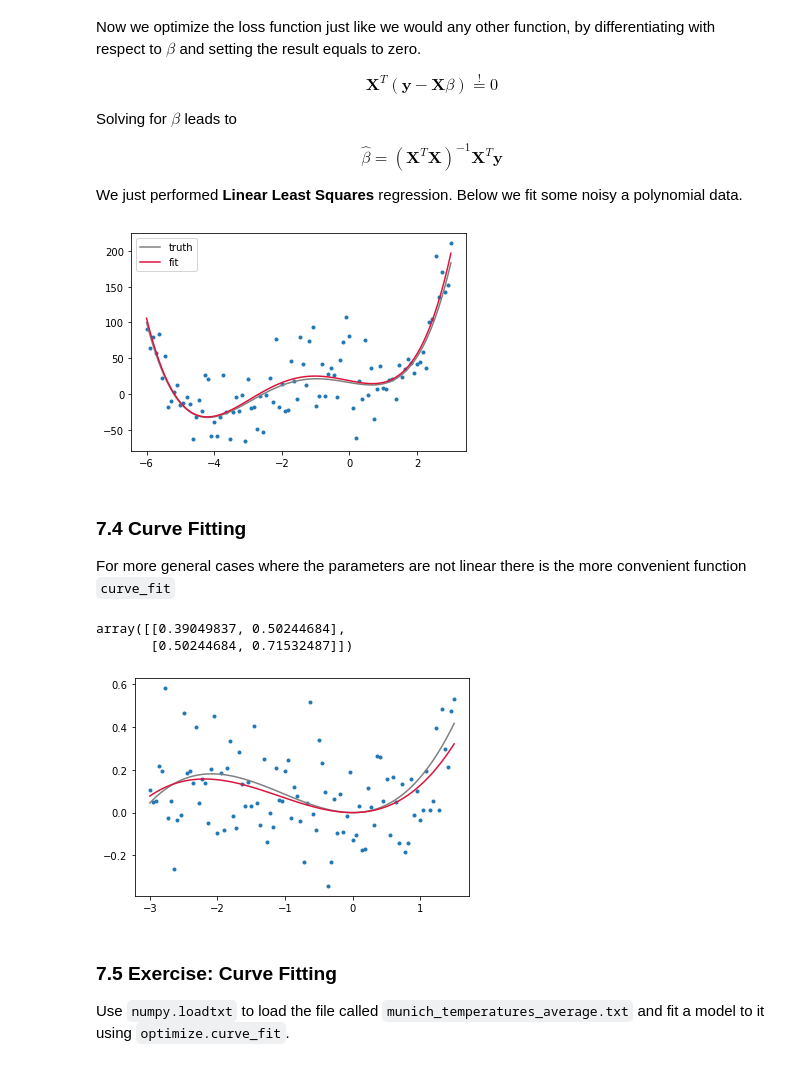
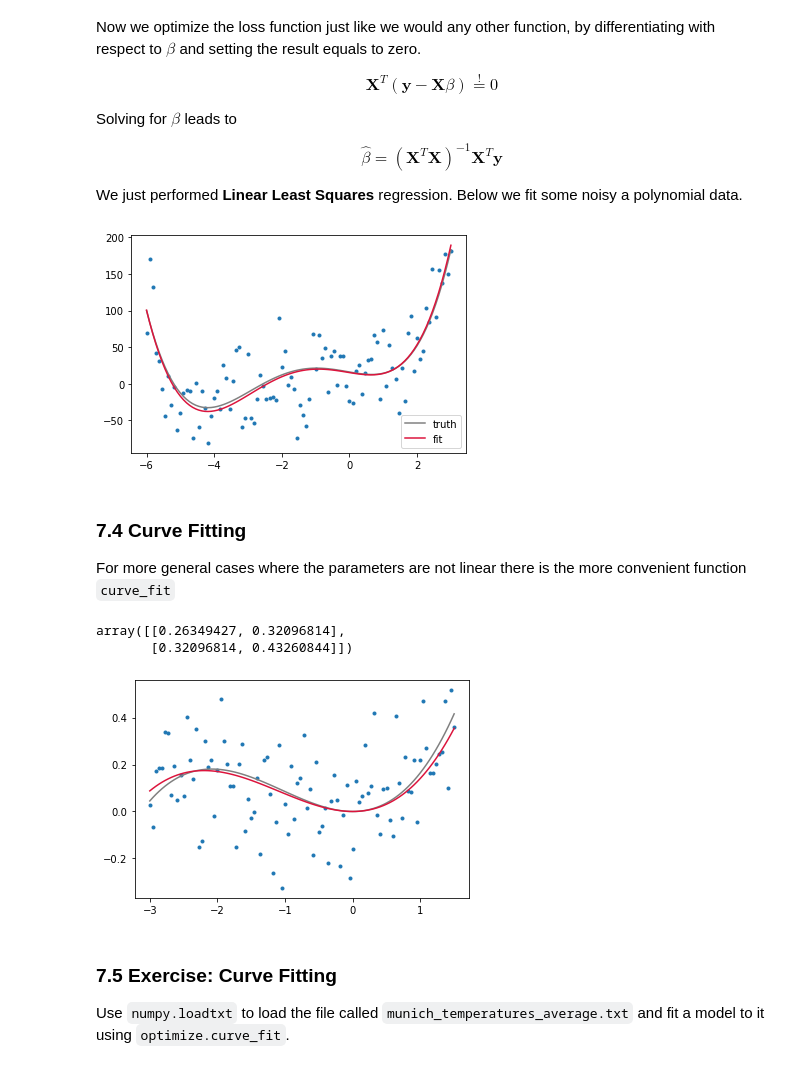
Before and after one commit to escape2020/school2021, a Jupyter notebook: scipy/scipy_hands_on.ipynb, the cells around one changed output. Drawn from its saved outputs; the diff is of its cells as text; code cells hidden in the pictures.

```diff
--- a/scipy/scipy_hands_on.ipynb
+++ b/scipy/scipy_hands_on.ipynb
@@ -38,7 +38,7 @@ import numpy as np
 
 from mpl_toolkits.mplot3d import Axes3D
 
-rand = np.random.RandomState(123)
+rng = np.random.default_rng(42)
 # %% [markdown]
 ## 1. Linear algebra
 # %% [markdown]
@@ -662,7 +668,7 @@ y = np.zeros(n_samples)
 for a, f in zip(amps, freqs):
     y += a * np.sin(2 * np.pi * f * x)
 
-y += np.random.normal(0, 0.75, len(y))
+y += rng.normal(0, 0.75, len(y))
 plt.plot(x, y, lw=2)
 # %% [output]
 [<matplotlib.lines.Line2D at 0x...>]
@@ -927,22 +933,22 @@ We just performed  __Linear Least Squares__ regression. Below we fit some noisy
 # %%
 def f(x, beta=[4.5, 1, 0.75]):
     return beta[0]*x**3 + beta[1]*(x-4)**2 + beta[2]*x**4
 
 x = np.linspace(-6, 3, 100)
-data = f(x) + np.random.normal(0, 35, size=x.shape)
+data = f(x) + rng.normal(0, 35, size=x.shape)
 
 # build the answer matrix
 A = np.vstack([x ** 3, (x - 4) ** 2, x ** 4]).T
 
 # find the linear least squares solution for the parameters
 result = optimize.lsq_linear(A, data)
 
 plt.plot(x, data, '.')
 plt.plot(x, f(x), color='gray', label='truth')
 plt.plot(x, f(x, beta=result.x), color='crimson', label='fit')
 plt.legend();
 # %% [output]
-[figure, old version]
+[figure, new version]
 # %% [markdown]
 ### 7.4 Curve Fitting
 
@@ -954,7 +960,7 @@ def f(x, scale=5, loc=4, ):
     return (1/(scale))**2*x**3 + (1/(2*loc))*x**2
 
 x = np.linspace(-3,  1.5, 100)
-data = f(x) + np.random.normal(0, 0.15, size=x.shape)
+data = f(x) + rng.normal(0, 0.15, size=x.shape)
 
 popt, pcov = optimize.curve_fit(f, x, data, p0=[5, 4, ])
 
@@ -964,9 +970,9 @@ plt.plot(x, f(x, *popt), color='crimson', label='fit')
 
 pcov
 # %% [output]
-array([[0.39049837, 0.50244684],
-       [0.50244684, 0.71532487]])
+array([[0.26349427, 0.32096814],
+       [0.32096814, 0.43260844]])
-[figure, old version]
+[figure, new version]
 # %% [markdown]
 ### 7.5 Exercise:  Curve Fitting
 
```
Also changed, not shown: parts of 13 cells of this notebook.
